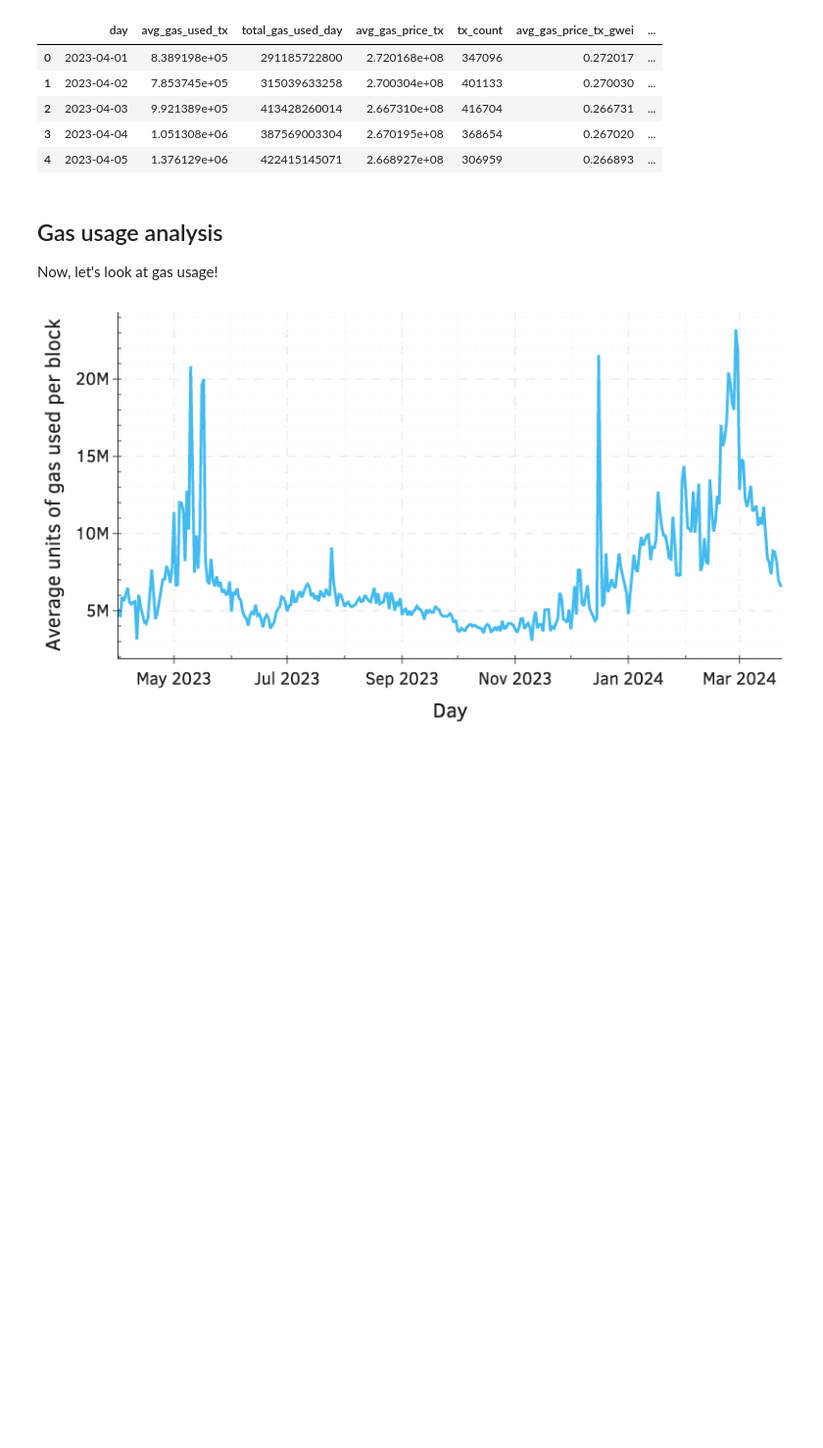
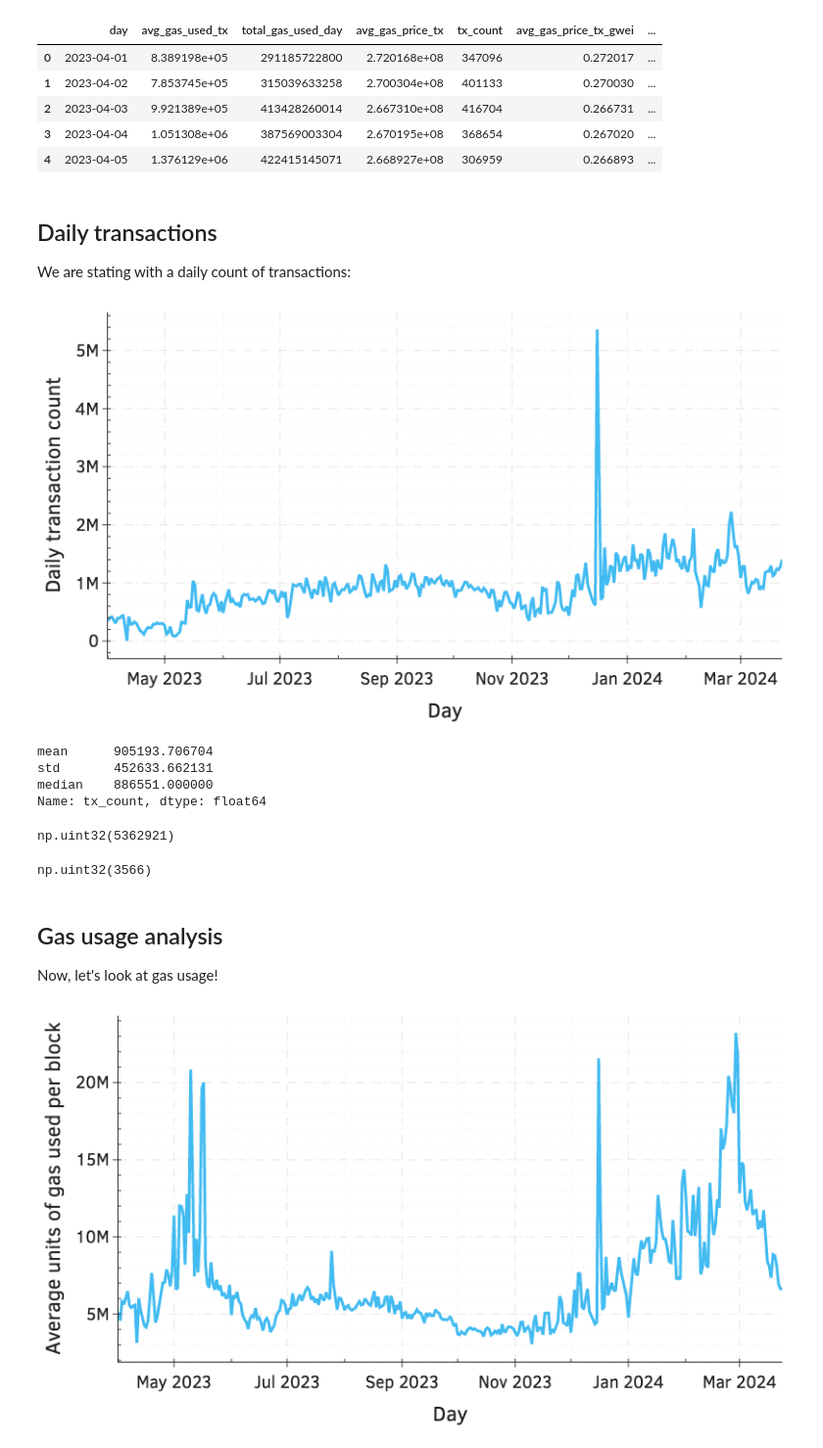
Before and after one commit to matter-labs/zksync-data-dump, a Jupyter notebook: notebooks/02-data-exploration-fees.ipynb, the cells around one changed output. Shown: that part at 98% size. Drawn from its saved outputs; the diff is of its cells as text; code cells hidden in the pictures; blank space fills up the shorter version.

Commit message:
Update gas and fees analysis

```diff
--- a/notebooks/02-data-exploration-fees.ipynb
+++ b/notebooks/02-data-exploration-fees.ipynb
@@ -160,9 +161,43 @@ tx_data_per_day_df.head()
 | 3 | 2023-04-04 | 1.051308e+06 | 387569003304 | 2.670195e+08 | 368654 | 0.267020 | ... |
 | 4 | 2023-04-05 | 1.376129e+06 | 422415145071 | 2.668927e+08 | 306959 | 0.266893 | ... |
 # %% [markdown]
-## Gas usage analysis
+## Daily transactions
 
-Now, let's look at gas usage!
+We are stating with a daily count of transactions:
+# %%
+fig = go.Figure(layout=get_plotly_layout(width=width, height=height))
+fig.add_trace(go.Scatter(
+    x=tx_data_per_day_df['day'][:-1],
+    y=tx_data_per_day_df['tx_count'][:-1],
+    line=dict(color=colors['blue'], width=3, dash='solid'), mode='lines'))
+
+fig.update_layout(xaxis_title="Day",
+                  yaxis_title="Daily transaction count",
+                  legend=dict(xanchor='center', x=0.5, y=1.02, orientation='h'))
+
+fig.write_image(os.path.join(plots_dir,'total-tx-day.pdf'))
+fig.show('png')
+# %% [output]
+[figure, added]
+# %%
+tx_data_per_day_df['tx_count'][:-1].agg(["mean", "std", "median"])
+# %% [output]
+mean      905193.706704
+std       452633.662131
+median    886551.000000
+Name: tx_count, dtype: float64
+# %%
+tx_data_per_day_df['tx_count'][:-1].max()
+# %% [output]
+np.uint32(5362921)
+# %%
+tx_data_per_day_df['tx_count'][:-1].min()
+# %% [output]
+np.uint32(3566)
+# %% [markdown]
+## Gas usage analysis
+
+Now, let's look at gas usage!
 # %%
 fig = go.Figure(layout=get_plotly_layout(width=width, height=height))
 fig.add_trace(go.Scatter(
```
Also changed, not shown: parts of 14 cells of this notebook, 10 other files.
